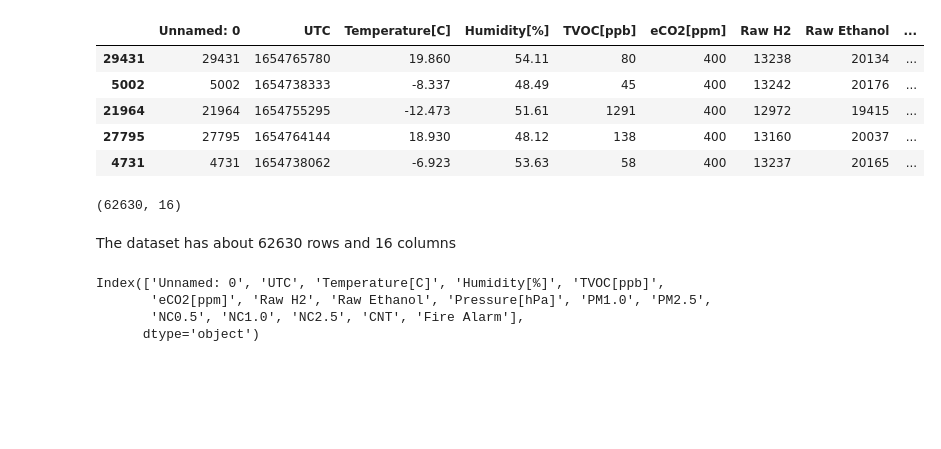
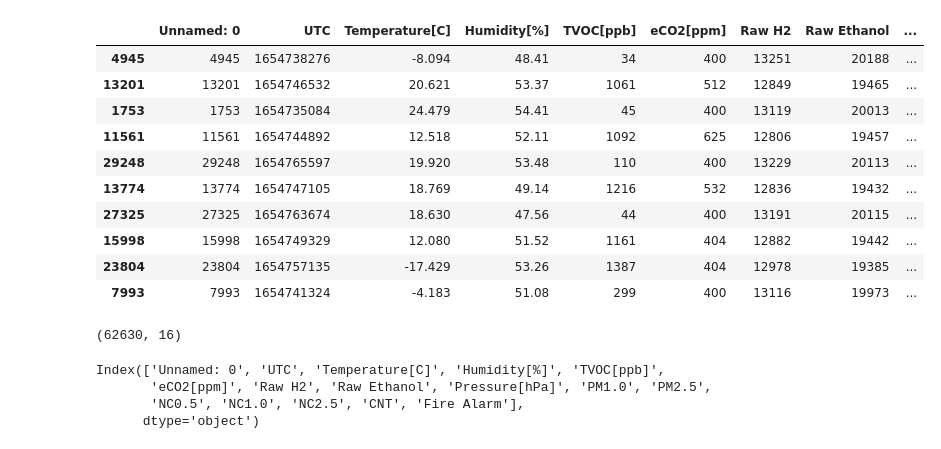
Before and after one commit to Mitchelle-Creado-15-06-1997/Smoke-Detection, a Jupyter notebook: v2/sklearn.ipynb, the cells around one changed output. Saved outputs shown, nothing was run; the diff lists cells and outputs as text; code cells hidden in the pictures; blank space fills up the shorter version.

```diff
--- a/v2/sklearn.ipynb
+++ b/v2/sklearn.ipynb
@@ -18,15 +22,20 @@ from sklearn.metrics import accuracy_score, confusion_matrix, roc_auc_score, f1_
 # %%
 # Reading the dataset
-dataset = pd.read_csv('./smoke.csv',index_col = False)
-data = dataset.copy()
+datacsv = pd.read_csv('./smoke.csv',index_col = False)
+data = datacsv.copy()
 # %%
-# Displaying 5 random samples from the dataset first 5 data
-data.sample(5)
+# Displaying 10 random samples from the dataset first 5 data
+data.sample(10)
 # %% [output]
 |  | Unnamed: 0 | UTC | Temperature[C] | Humidity[%] | TVOC[ppb] | eCO2[ppm] | Raw H2 | Raw Ethanol | ... |
-| 29431 | 29431 | 1654765780 | 19.860 | 54.11 | 80 | 400 | 13238 | 20134 | ... |
-| 5002 | 5002 | 1654738333 | -8.337 | 48.49 | 45 | 400 | 13242 | 20176 | ... |
-| 21964 | 21964 | 1654755295 | -12.473 | 51.61 | 1291 | 400 | 12972 | 19415 | ... |
-| 27795 | 27795 | 1654764144 | 18.930 | 48.12 | 138 | 400 | 13160 | 20037 | ... |
-| 4731 | 4731 | 1654738062 | -6.923 | 53.63 | 58 | 400 | 13237 | 20165 | ... |
+| 4945 | 4945 | 1654738276 | -8.094 | 48.41 | 34 | 400 | 13251 | 20188 | ... |
+| 13201 | 13201 | 1654746532 | 20.621 | 53.37 | 1061 | 512 | 12849 | 19465 | ... |
+| 1753 | 1753 | 1654735084 | 24.479 | 54.41 | 45 | 400 | 13119 | 20013 | ... |
+| 11561 | 11561 | 1654744892 | 12.518 | 52.11 | 1092 | 625 | 12806 | 19457 | ... |
+| 29248 | 29248 | 1654765597 | 19.920 | 53.48 | 110 | 400 | 13229 | 20113 | ... |
+| 13774 | 13774 | 1654747105 | 18.769 | 49.14 | 1216 | 532 | 12836 | 19432 | ... |
+| 27325 | 27325 | 1654763674 | 18.630 | 47.56 | 44 | 400 | 13191 | 20115 | ... |
+| 15998 | 15998 | 1654749329 | 12.080 | 51.52 | 1161 | 404 | 12882 | 19442 | ... |
+| 23804 | 23804 | 1654757135 | -17.429 | 53.26 | 1387 | 404 | 12978 | 19385 | ... |
+| 7993 | 7993 | 1654741324 | -4.183 | 51.08 | 299 | 400 | 13116 | 19973 | ... |
 # %%
@@ -33,8 +43,6 @@ data.sample(5)
 data.shape
 # %% [output]
 (62630, 16)
-# %% [markdown]
-The dataset has about 62630 rows and 16 columns
 # %%
 data.columns
 # %% [output]
```
Also changed, not shown: parts of 32 cells of this notebook, 7 other files.
